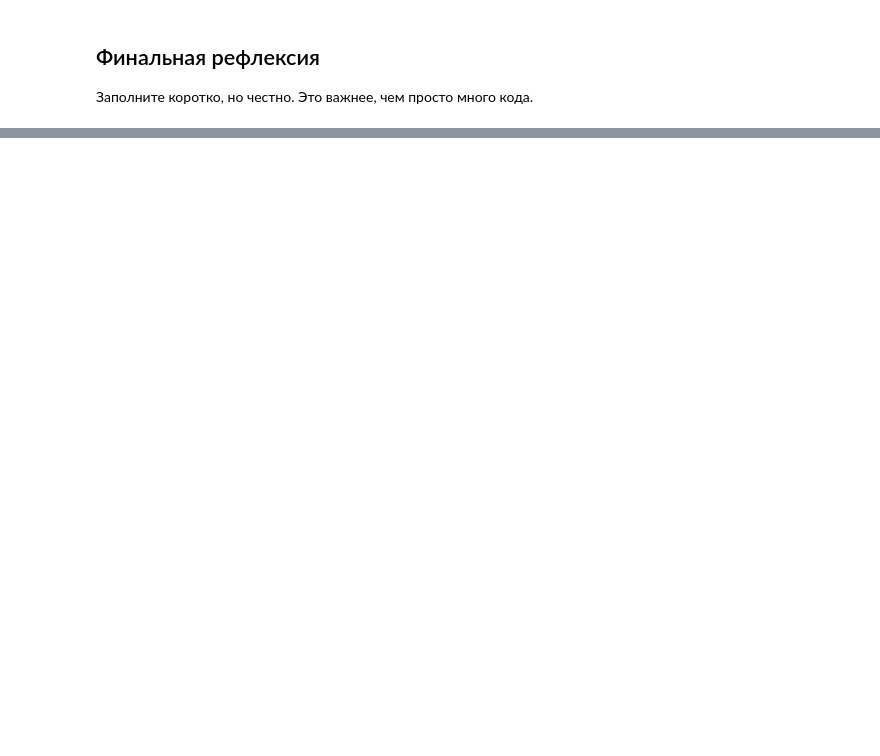
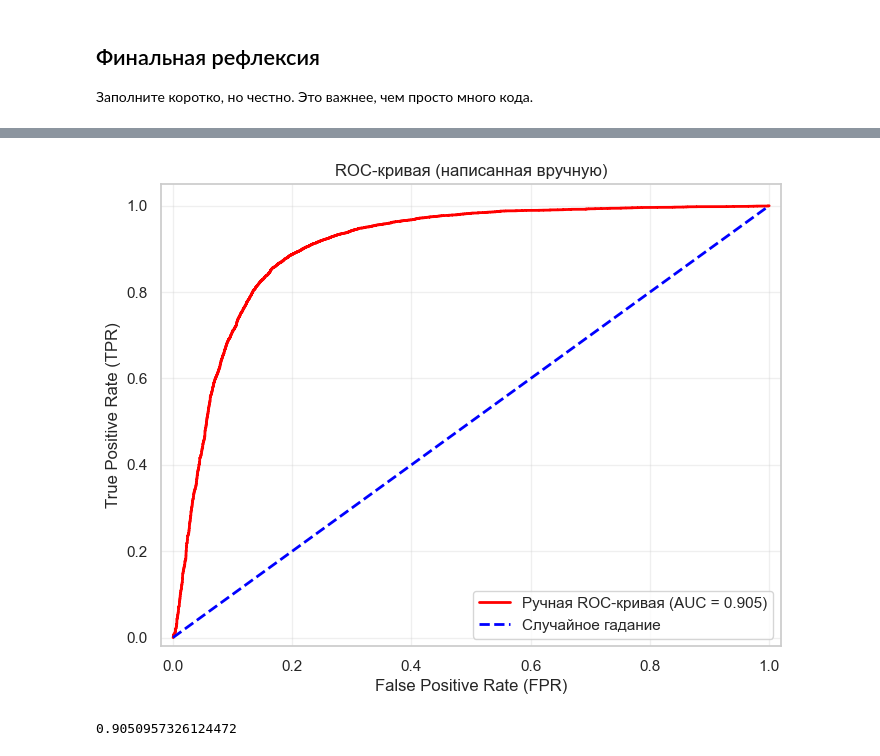
Before and after one commit to VitalyKalinsky/ML-studying, a Jupyter notebook: Linear regression/lecture_2_linear_vs_logistic_student_workbook.ipynb, the cells around one changed output, grey strips where cells are left out. Cells and saved outputs as stored; diff of their text form; code cells hidden in the pictures; blank space fills up the shorter version.

```diff
--- a/Linear regression/lecture_2_linear_vs_logistic_student_workbook.ipynb
+++ b/Linear regression/lecture_2_linear_vs_logistic_student_workbook.ipynb
@@ -1054,0 +1176,49 @@ final_reflection
+# %%
+from sklearn.metrics import confusion_matrix
+y_prob = log_prob_best
+y_true = y_test_b
+fpr_list = []
+tpr_list = []
+fpr_pred = 0
+tpr_pred = 0
+auc_manual = 0
+for threshold in sorted(y_prob, reverse=True):
+    y_pred_i = (y_prob >= threshold).astype(int)
+
+    cm = confusion_matrix(y_true=y_true, y_pred=y_pred_i, labels=[0, 1])
+    tn = cm[0][0]
+    fn = cm[1][0]
+    tp = cm[1][1]
+    fp = cm[0][1]
+
+    tpr_i = tp / (tp + fn) if (tp + fn) > 0 else 0.0
+    fpr_i = fp / (fp + tn) if (fp + tn) > 0 else 0.0
+
+    tpr_list.append(tpr_i)
+    fpr_list.append(fpr_i)
+
+    auc_manual += (tpr_pred + tpr_i) / 2 * (fpr_i - fpr_pred)
+    tpr_pred = tpr_i
+    fpr_pred = fpr_i
+# %%
+plt.figure(figsize=(8, 6))
+
+plt.plot(fpr_list, tpr_list, color='red', lw=2, label=f'Ручная ROC-кривая (AUC = {auc_manual:.3f})')
+
+plt.plot([0, 1], [0, 1], color='blue', lw=2, linestyle='--', label='Случайное гадание')
+
+plt.xlim([-0.02, 1.02])
+plt.ylim([-0.02, 1.05])
+plt.xlabel('False Positive Rate (FPR)')
+plt.ylabel('True Positive Rate (TPR)')
+plt.title('ROC-кривая (написанная вручную)')
+plt.legend(loc="lower right")
+plt.grid(True, alpha=0.3)
+
+plt.show()
+# %% [output]
+[figure, added]
+# %%
+roc_auc_score(y_true, y_prob)
+# %% [output]
+0.9050957326124472
```
Also changed, not shown: parts of 34 cells of this notebook, 6 other files.
